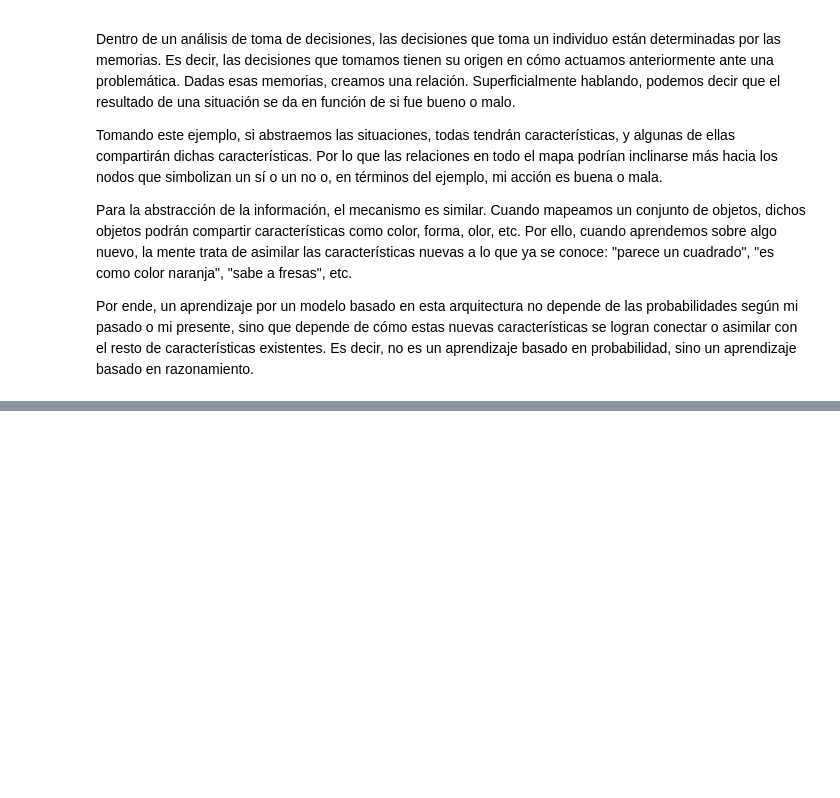
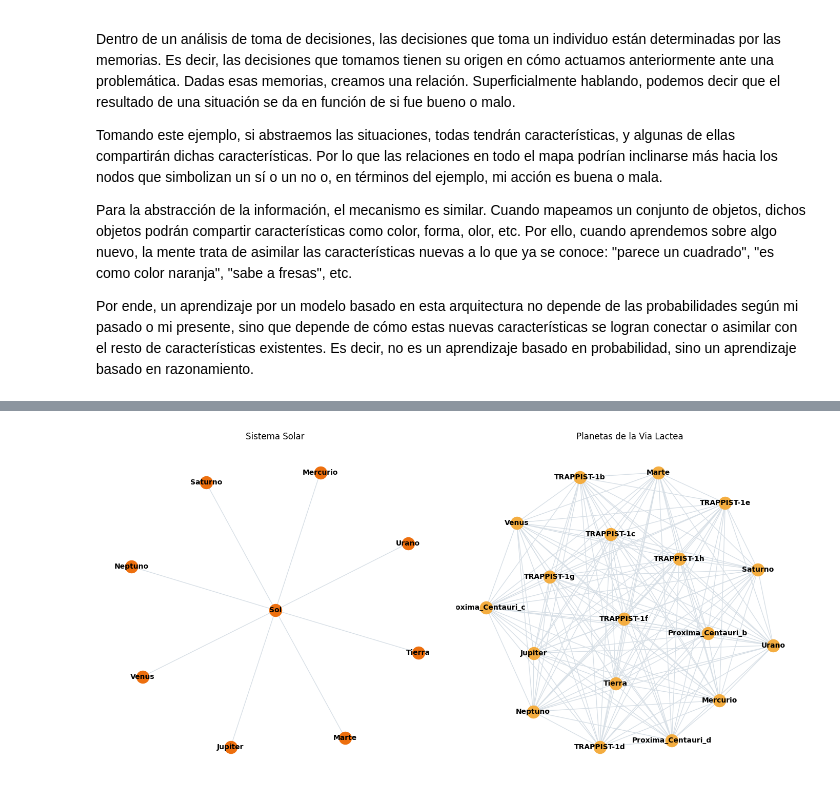
Before and after one commit to Nirmat4/markov-mantle, a Jupyter notebook: markov-mantle.ipynb, the cells around one changed output, grey strips where cells are left out. Saved outputs shown, nothing was run; the diff lists cells and outputs as text; code cells hidden in the pictures; blank space fills up the shorter version.

```diff
--- a/markov-mantle.ipynb
+++ b/markov-mantle.ipynb
@@ -57,0 +101,19 @@ TypeError: draw_networkx_edge_labels() missing 1 required positional argument: '
+# %%
+# Creamos un subgrafo para el sistema solar
+edges_sistema_sol=[(u, v) for u, v, data in graph.edges(data=True) if data['connection_type']=="Sistema_de_Sol"]
+subgraph_sistema_sol=graph.edge_subgraph(edges_sistema_sol)
+
+# Creamos un subgrafo para el sistema solar
+planetas_vialactea=[(u, v) for u, v, data in graph.edges(data=True) if data['connection_type']=="Via_Lactea_Planetas"]
+graph_planetas=graph.edge_subgraph(planetas_vialactea)
+
+# Mostramos los subgrafos
+fig, axes=plt.subplots(1, 2, figsize=(14, 7))
+nx.draw(subgraph_sistema_sol, with_labels=True, node_color="#ED6F0E", font_size=10, font_weight='bold', ax=axes[0], edge_color="#D7DFE6")
+axes[0].set_title("Sistema Solar")
+nx.draw(graph_planetas, with_labels=True, node_color="#F4AD40", font_size=10, font_weight='bold', ax=axes[1], edge_color="#D7DFE6")
+axes[1].set_title("Planetas de la Via Lactea")
+plt.tight_layout()
+plt.show()
+# %% [output]
+[figure, added]
```
Also changed, not shown: parts of 12 cells of this notebook.
